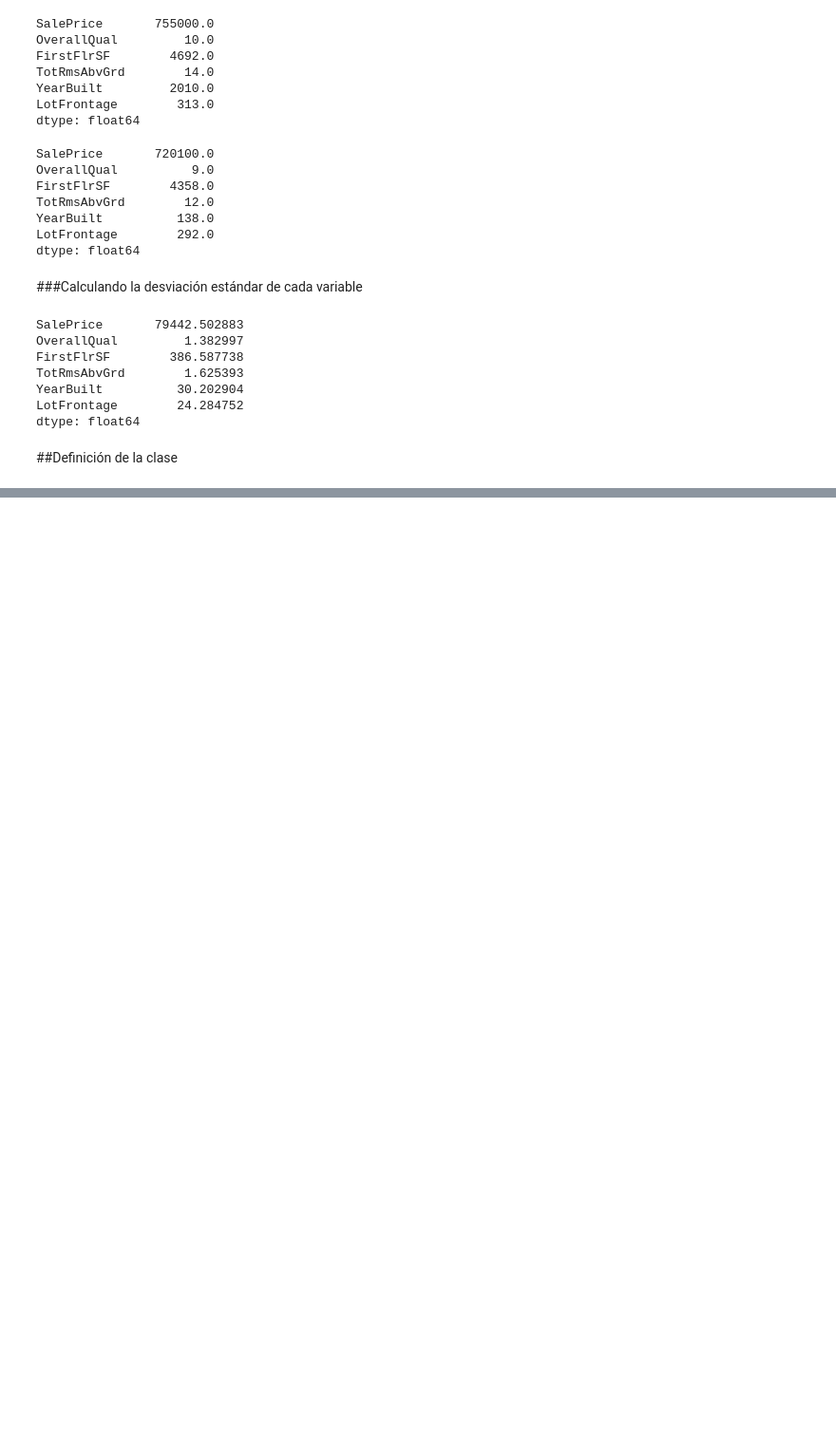
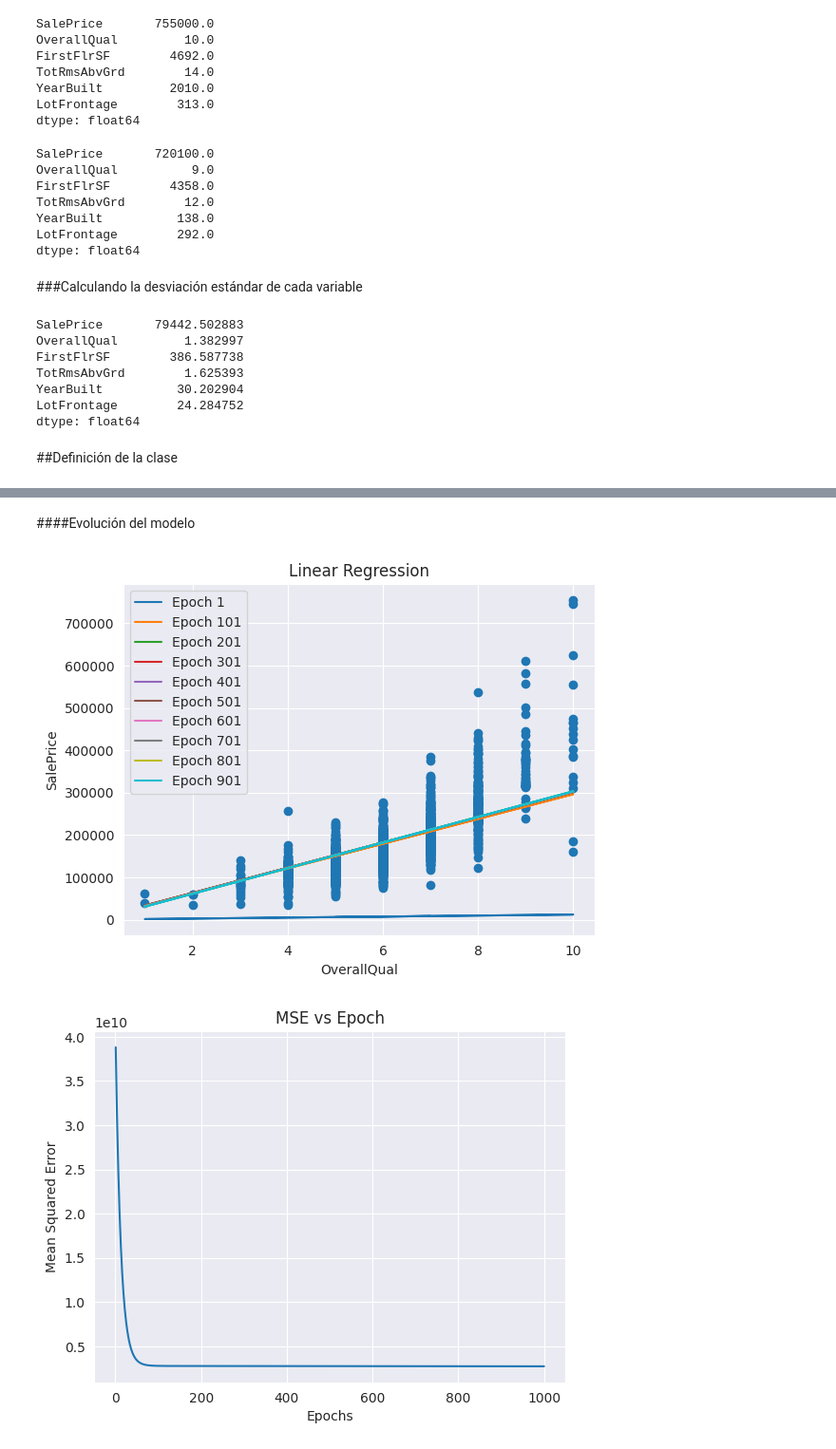
Before and after one commit to vmcarranzam/Proyecto_RL_CDP, a Jupyter notebook: Regresión_Lineal.ipynb, the cells around one changed output, grey strips where cells are left out. Shown: that part at 95% size. Saved outputs shown, nothing was run; the diff lists cells and outputs as text; code cells hidden in the pictures; blank space fills up the shorter version.

```diff
--- a/Regresión_Lineal.ipynb
+++ b/Regresión_Lineal.ipynb
@@ -262,0 +321,8 @@ lr_overall_test = RegresionLineal(x_col="xcol", y_col="ycol", epochs=1000, learn
+# %% [markdown]
+####Evolución del modelo
+# %%
+lr_overall.plot_evolution(100)
+lr_overall.plot_mse()
+# %% [output]
+[figure, added]
+[figure, added]
```
Also changed, not shown: parts of 24 cells of this notebook.
